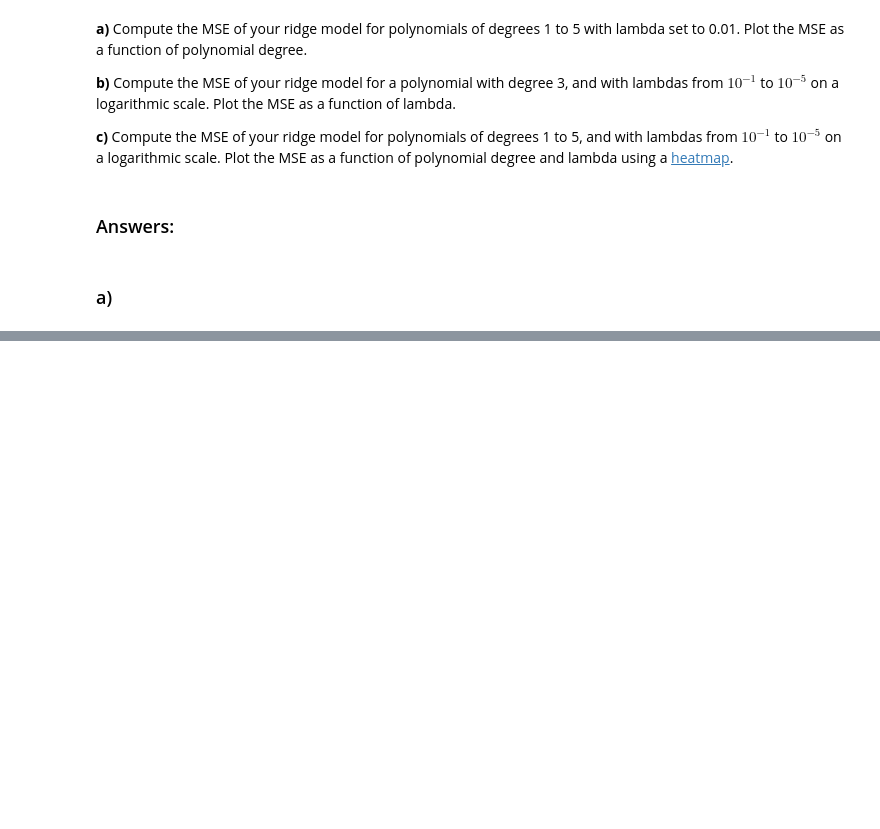
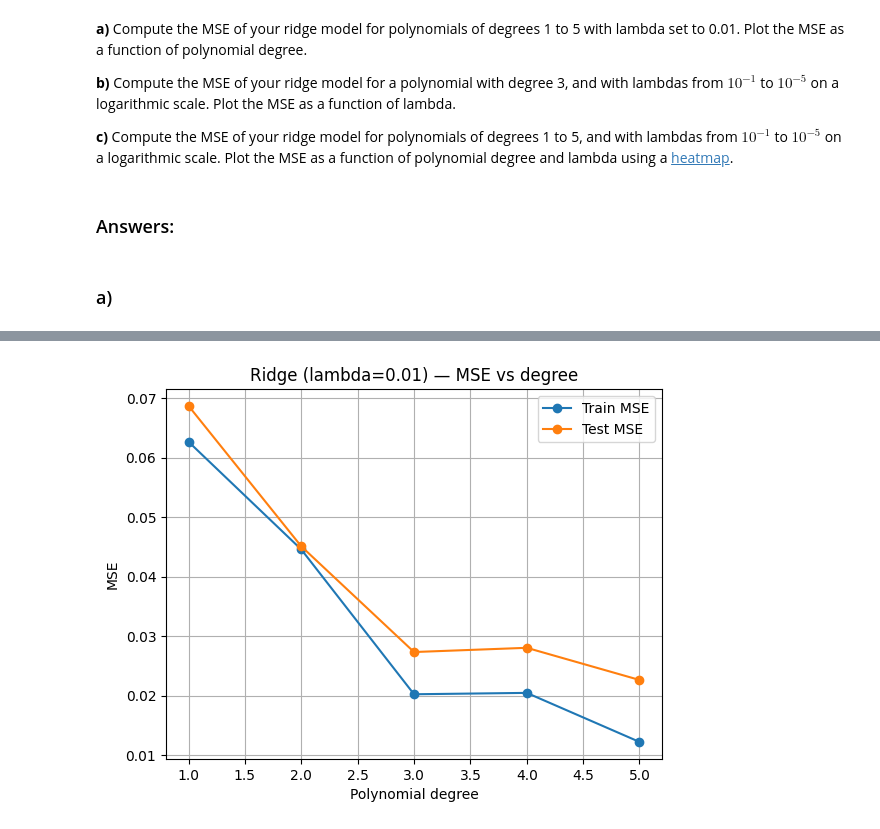
Before and after one commit to Bror1n/FYS-STK3155, a Jupyter notebook: doc/LectureNotes/exercisesweek36.ipynb, the cells around one changed output, grey strips where cells are left out. Cells and saved outputs as stored; diff of their text form; code cells hidden in the pictures; blank space fills up the shorter version.

```diff
--- a/doc/LectureNotes/exercisesweek36.ipynb
+++ b/doc/LectureNotes/exercisesweek36.ipynb
@@ -199,23 +199,3 @@ plt.show()
 ### Answers:
 # %% [markdown]
 ### a)
-# %%
-for pol in range(1,6):
-    print(pol)
-    X = polynomial_features(x,pol)
-    X_train, X_test, y_train, y_test = train_test_split(X, y, test_size=0.2)
-    #x_train = X_train[:, 0] # These are used for plotting
-    #x_test = X_test[:, 0] # These are used for plotting
-
-    scaler = StandardScaler()
-    scaler.fit(X_train)
-    X_train_s = scaler.transform(X_train)
-    X_test_s = scaler.transform(X_test)
-    y_offset = np.mean(y_train)
-
-    beta = Ridge_parameters(X_train_s, y_train,lambda_=0.01)
-
-    plt.plot(x, y)
-    plt.scatter(x_train, X_train_s @ beta + y_offset)
-    plt.scatter(x_test, X_test_s @ beta + y_offset)
-    plt.show()
@@ -232,0 +202,38 @@ for pol in range(1,6):
+# %%
+
+degrees = range(1, 6)
+lambda_ = 0.01
+mse_train, mse_test = [], []
+
+for pol in degrees:
+    X = polynomial_features(x, pol)
+
+    X_train, X_test, y_train, y_test = train_test_split(X, y, test_size=0.2)
+
+    scaler = StandardScaler()
+    X_train_s = scaler.fit_transform(X_train)
+    X_test_s = scaler.transform(X_test)
+
+    y_offset = np.mean(y_train)
+    y_train_c = y_train - y_offset
+
+    beta = Ridge_parameters(X_train_s, y_train_c, lambda_=lambda_)
+    y_pred_train = X_train_s @ beta + y_offset
+    y_pred_test = X_test_s @ beta + y_offset
+
+    mse_train.append(np.mean((y_train - y_pred_train)**2))
+    mse_test.append(np.mean((y_test - y_pred_test)**2))
+
+
+
+plt.figure()
+plt.plot(list(degrees), mse_train, marker='o', label='Train MSE')
+plt.plot(list(degrees), mse_test, marker='o', label='Test MSE')
+plt.xlabel('Polynomial degree')
+plt.ylabel('MSE')
+plt.title(f'Ridge (lambda={lambda_}) — MSE vs degree')
+plt.legend()
+plt.grid(True)
+plt.show()
+# %% [output]
+[figure, added]
```
Also changed, not shown: parts of 8 cells of this notebook.
